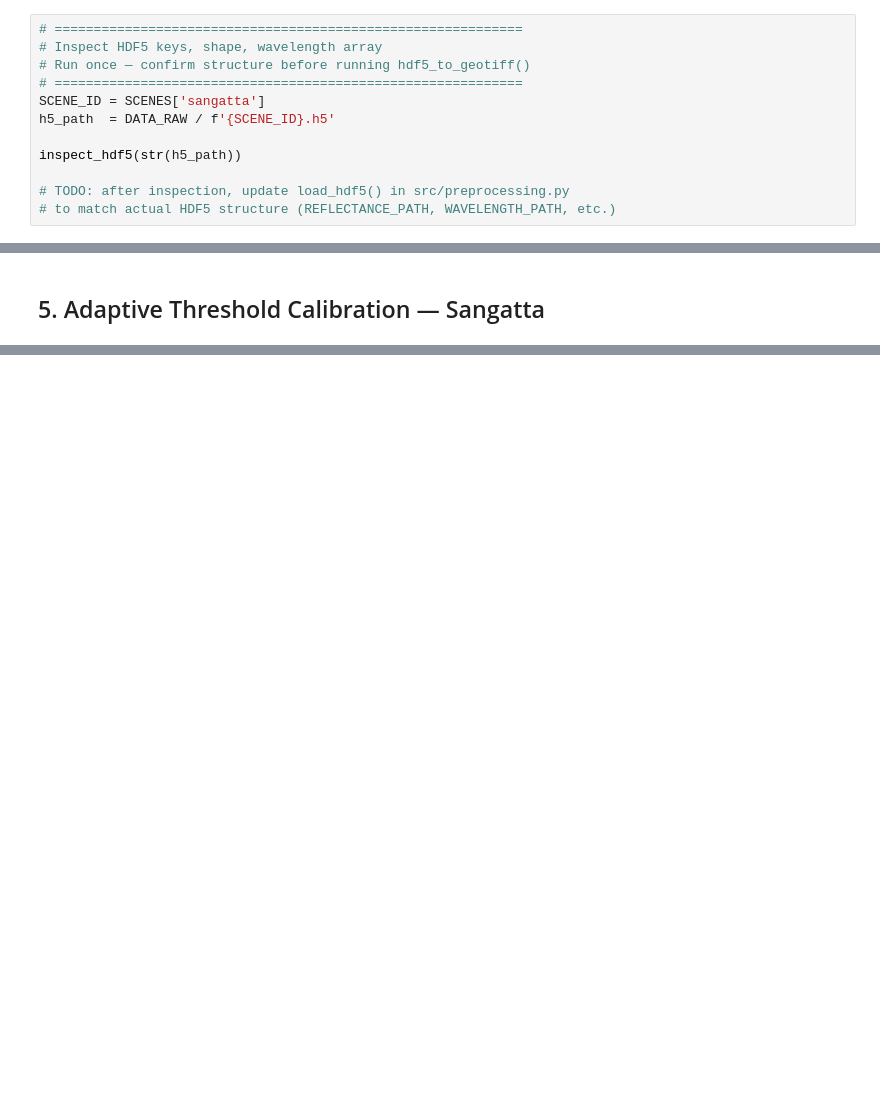
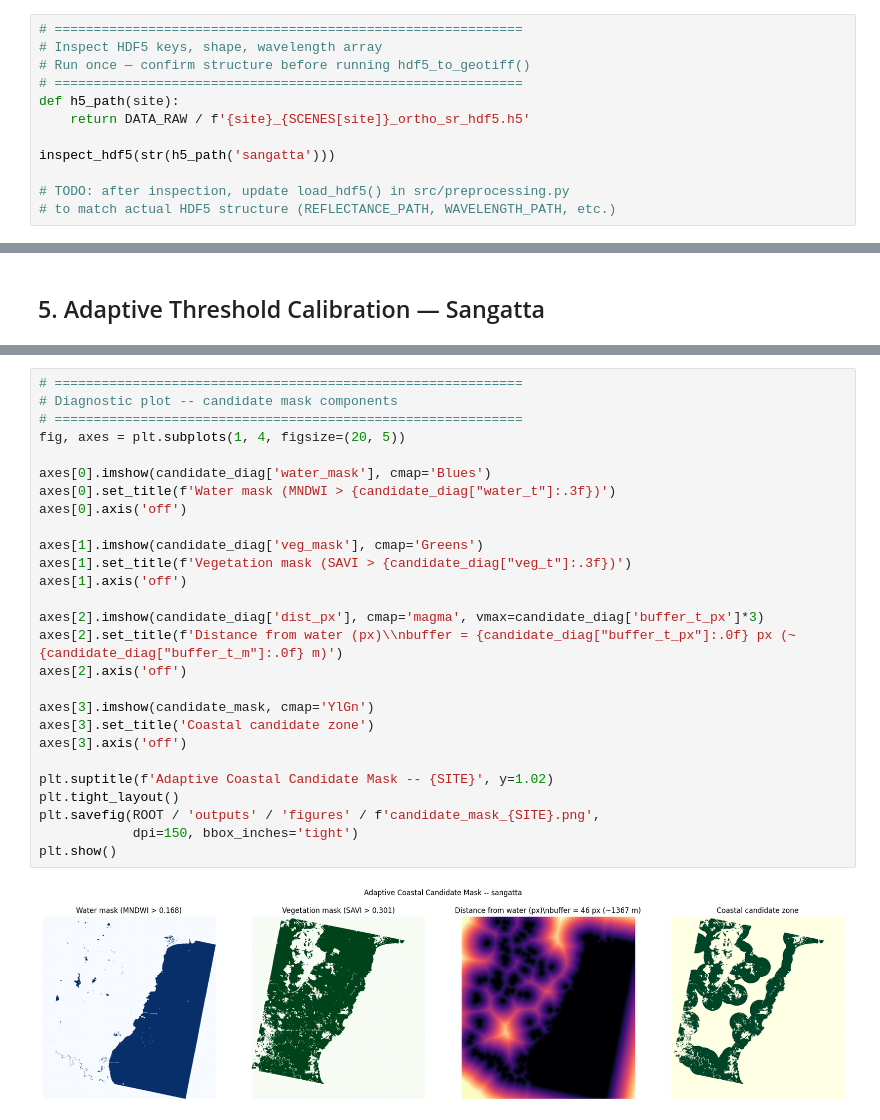
Before and after one commit to mwahyur46/tanager-mangrove-mapping, a Jupyter notebook: notebooks/01_preprocessing.ipynb, the cells around one changed output, grey strips where cells are left out. Drawn from its saved outputs; the diff is of its cells as text; blank space fills up the shorter version.

```diff
--- a/notebooks/01_preprocessing.ipynb
+++ b/notebooks/01_preprocessing.ipynb
@@ -73,10 +127,10 @@ for site, sid in SCENES.items():
 # Inspect HDF5 keys, shape, wavelength array
 # Run once — confirm structure before running hdf5_to_geotiff()
 # ============================================================
-SCENE_ID = SCENES['sangatta']
-h5_path  = DATA_RAW / f'{SCENE_ID}.h5'
+def h5_path(site):
+    return DATA_RAW / f'{site}_{SCENES[site]}_ortho_sr_hdf5.h5'
 
-inspect_hdf5(str(h5_path))
+inspect_hdf5(str(h5_path('sangatta')))
 
 # TODO: after inspection, update load_hdf5() in src/preprocessing.py
 # to match actual HDF5 structure (REFLECTANCE_PATH, WAVELENGTH_PATH, etc.)
@@ -138,2 +342,31 @@ plt.show()
+# %%
+# ============================================================
+# Diagnostic plot -- candidate mask components
+# ============================================================
+fig, axes = plt.subplots(1, 4, figsize=(20, 5))
+
+axes[0].imshow(candidate_diag['water_mask'], cmap='Blues')
+axes[0].set_title(f'Water mask (MNDWI > {candidate_diag["water_t"]:.3f})')
+axes[0].axis('off')
+
+axes[1].imshow(candidate_diag['veg_mask'], cmap='Greens')
+axes[1].set_title(f'Vegetation mask (SAVI > {candidate_diag["veg_t"]:.3f})')
+axes[1].axis('off')
+
+axes[2].imshow(candidate_diag['dist_px'], cmap='magma', vmax=candidate_diag['buffer_t_px']*3)
+axes[2].set_title(f'Distance from water (px)\\nbuffer = {candidate_diag["buffer_t_px"]:.0f} px (~{candidate_diag["buffer_t_m"]:.0f} m)')
+axes[2].axis('off')
+
+axes[3].imshow(candidate_mask, cmap='YlGn')
+axes[3].set_title('Coastal candidate zone')
+axes[3].axis('off')
+
+plt.suptitle(f'Adaptive Coastal Candidate Mask -- {SITE}', y=1.02)
+plt.tight_layout()
+plt.savefig(ROOT / 'outputs' / 'figures' / f'candidate_mask_{SITE}.png',
+            dpi=150, bbox_inches='tight')
+plt.show()
+# %% [output]
+[figure, added]
 # %%
 # ============================================================
```
Also changed, not shown: parts of 21 cells of this notebook, 9 other files.
